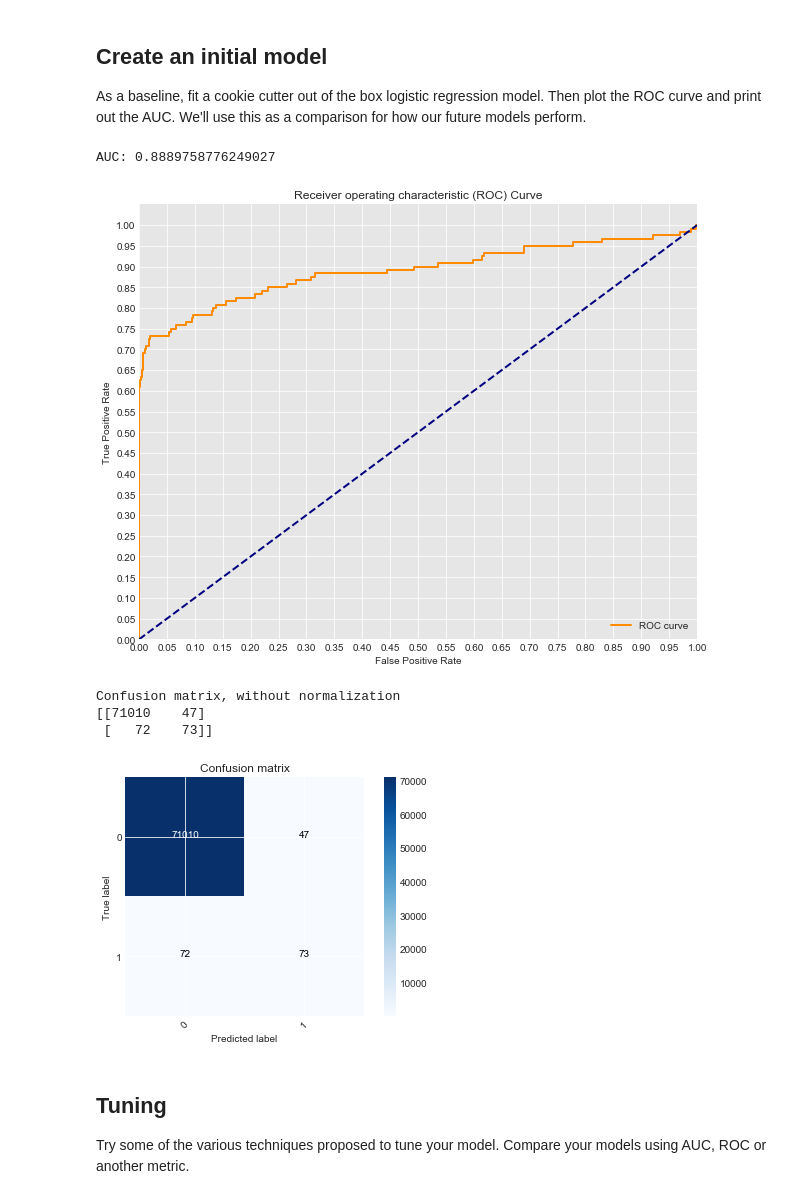
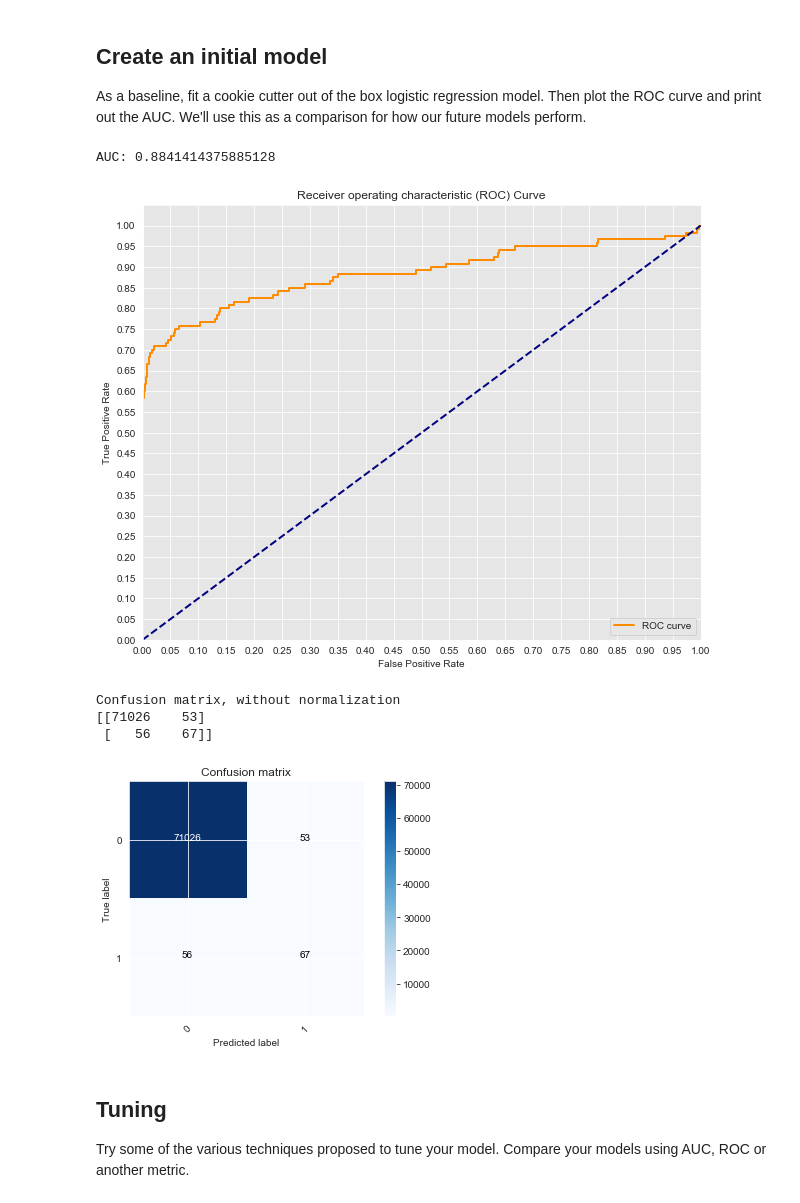
Before and after one commit to learn-co-curriculum/dsc-class-imbalance-problems-lab, a Jupyter notebook: index.ipynb, the cells around one changed output. Saved outputs shown, nothing was run; the diff lists cells and outputs as text; code cells hidden in the pictures.

```diff
--- a/index.ipynb
+++ b/index.ipynb
@@ -79,34 +80,34 @@ Name: Class, dtype: int64
 As a baseline, fit a cookie cutter out of the box logistic regression model. Then plot the ROC curve and print out the AUC. We'll use this as a comparison for how our future models perform.
 # %%
 #Initial Model
-logreg = LogisticRegression(fit_intercept = False,solver='lbfgs')
+logreg = LogisticRegression(fit_intercept = False,solver='liblinear')
 
 #Probability scores for test set
 y_score = logreg.fit(X_train, y_train).decision_function(X_test)
 #False positive Rate and true positive rate
 fpr, tpr, thresholds = roc_curve(y_test, y_score)
 
 #Seaborns Beautiful Styling
 sns.set_style("darkgrid", {"axes.facecolor": ".9"})
 
 print('AUC: {}'.format(auc(fpr, tpr)))
 plt.figure(figsize=(10,8))
 lw = 2
 plt.plot(fpr, tpr, color='darkorange',
          lw=lw, label='ROC curve')
 plt.plot([0, 1], [0, 1], color='navy', lw=lw, linestyle='--')
 plt.xlim([0.0, 1.0])
 plt.ylim([0.0, 1.05])
 plt.yticks([i/20.0 for i in range(21)])
 plt.xticks([i/20.0 for i in range(21)])
 plt.xlabel('False Positive Rate')
 plt.ylabel('True Positive Rate')
 plt.title('Receiver operating characteristic (ROC) Curve')
 plt.legend(loc="lower right")
 plt.show()
 # %% [output]
-AUC: 0.8889758776249027
+AUC: 0.8841414375885128
-[figure, old version]
+[figure, new version]
 # %%
 def plot_confusion_matrix(cm, classes,
                           normalize=False,
@@ -144,9 +145,9 @@ cnf_matrix = confusion_matrix(y_hat_test, y_test)
 plot_confusion_matrix(cnf_matrix, classes=[0,1])
 # %% [output]
 Confusion matrix, without normalization
-[[71010    47]
- [   72    73]]
+[[71026    53]
+ [   56    67]]
-[figure, old version]
+[figure, new version]
 # %% [markdown]
 ## Tuning
 Try some of the various techniques proposed to tune your model. Compare your models using AUC, ROC or another metric.
```
Also changed, not shown: parts of 9 cells of this notebook, 8 other files.
